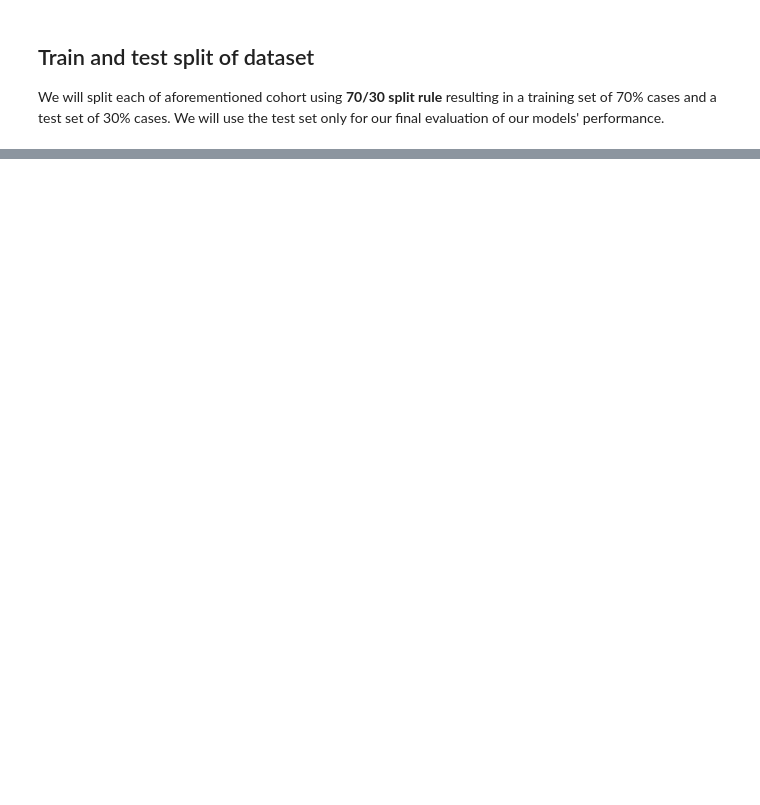
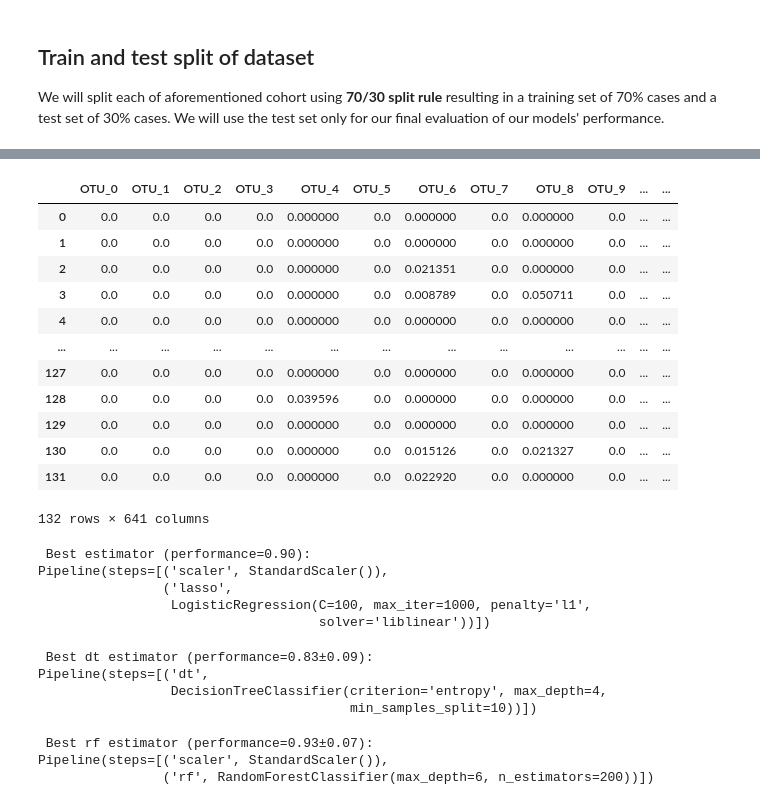
Before and after one commit to pankajchejara23/bioinformatics_book, a Jupyter notebook: chapter6.ipynb, the cells around one changed output, grey strips where cells are left out. Drawn from its saved outputs; the diff is of its cells as text; code cells hidden in the pictures; blank space fills up the shorter version.

```diff
--- a/chapter6.ipynb
+++ b/chapter6.ipynb
@@ -503,12 +500 @@ The first filtering technique simply discard features based on relative abundanc
-# %%
-# fetching names of columns with abundance exceeding .001
-
-# getting relative abundance data at species level
-microbiome = aggregate_by_taxonomy(train_X_df, 'species')
-
-# metadata
-metadata = get_metadata(train_X_df)
-
-# species with maximum value exceeding .01
-columns_to_fetch = microbiome.columns[microbiome.max(axis=0) > 0.01]
 # %% [markdown]
@@ -775,0 +780,18 @@ AttributeError: 'MetaDataImputer' object has no attribute 'values'
+# %%
+test_X, test_y = prepare_dataset(test_X_df)
+
+filter_pipe.transform(test_X)
+# %% [output]
+|  | OTU_0 | OTU_1 | OTU_2 | OTU_3 | OTU_4 | OTU_5 | OTU_6 | OTU_7 | OTU_8 | OTU_9 | ... | ... |
+| 0 | 0.0 | 0.0 | 0.0 | 0.0 | 0.000000 | 0.0 | 0.000000 | 0.0 | 0.000000 | 0.0 | ... | ... |
+| 1 | 0.0 | 0.0 | 0.0 | 0.0 | 0.000000 | 0.0 | 0.000000 | 0.0 | 0.000000 | 0.0 | ... | ... |
+| 2 | 0.0 | 0.0 | 0.0 | 0.0 | 0.000000 | 0.0 | 0.021351 | 0.0 | 0.000000 | 0.0 | ... | ... |
+| 3 | 0.0 | 0.0 | 0.0 | 0.0 | 0.000000 | 0.0 | 0.008789 | 0.0 | 0.050711 | 0.0 | ... | ... |
+| 4 | 0.0 | 0.0 | 0.0 | 0.0 | 0.000000 | 0.0 | 0.000000 | 0.0 | 0.000000 | 0.0 | ... | ... |
+| ... | ... | ... | ... | ... | ... | ... | ... | ... | ... | ... | ... | ... |
+| 127 | 0.0 | 0.0 | 0.0 | 0.0 | 0.000000 | 0.0 | 0.000000 | 0.0 | 0.000000 | 0.0 | ... | ... |
+| 128 | 0.0 | 0.0 | 0.0 | 0.0 | 0.039596 | 0.0 | 0.000000 | 0.0 | 0.000000 | 0.0 | ... | ... |
+| 129 | 0.0 | 0.0 | 0.0 | 0.0 | 0.000000 | 0.0 | 0.000000 | 0.0 | 0.000000 | 0.0 | ... | ... |
+| 130 | 0.0 | 0.0 | 0.0 | 0.0 | 0.000000 | 0.0 | 0.015126 | 0.0 | 0.021327 | 0.0 | ... | ... |
+| 131 | 0.0 | 0.0 | 0.0 | 0.0 | 0.000000 | 0.0 | 0.022920 | 0.0 | 0.000000 | 0.0 | ... | ... |
+132 rows × 641 columns
@@ -775,0 +936,31 @@ AttributeError: 'MetaDataImputer' object has no attribute 'values'
+# %%
+
+clf, per, st = build_classifier(lasso_pipe, lasso_param_grid, train_X, train_y)
+
+print(f' Best estimator (performance={per:.2f}):')
+print(clf)
+# %% [output]
+ Best estimator (performance=0.90):
+Pipeline(steps=[('scaler', StandardScaler()),
+                ('lasso',
+                 LogisticRegression(C=100, max_iter=1000, penalty='l1',
+                                    solver='liblinear'))])
+# %%
+clf, per, st = build_classifier(dt_pipe, dt_param_grid, train_X, train_y)
+
+print(f' Best dt estimator (performance={per:.2f}±{st:.2f}):')
+print(clf)
+# %% [output]
+ Best dt estimator (performance=0.83±0.09):
+Pipeline(steps=[('dt',
+                 DecisionTreeClassifier(criterion='entropy', max_depth=4,
+                                        min_samples_split=10))])
+# %%
+clf, per, st = build_classifier(rf_pipe, rf_param_grid, train_X, train_y)
+
+print(f' Best rf estimator (performance={per:.2f}±{st:.2f}):')
+print(clf)
+# %% [output]
+ Best rf estimator (performance=0.93±0.07):
+Pipeline(steps=[('scaler', StandardScaler()),
+                ('rf', RandomForestClassifier(max_depth=6, n_estimators=200))])
```
Also changed, not shown: parts of 37 cells of this notebook, 35 other files.
